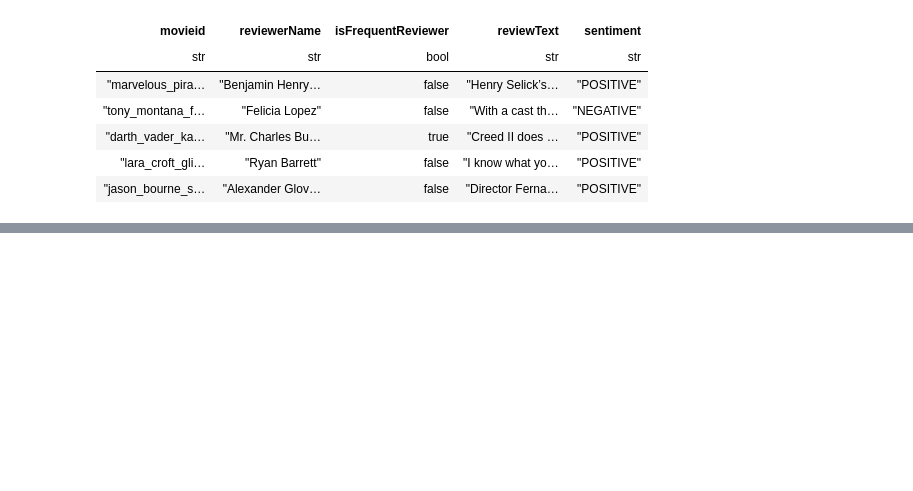
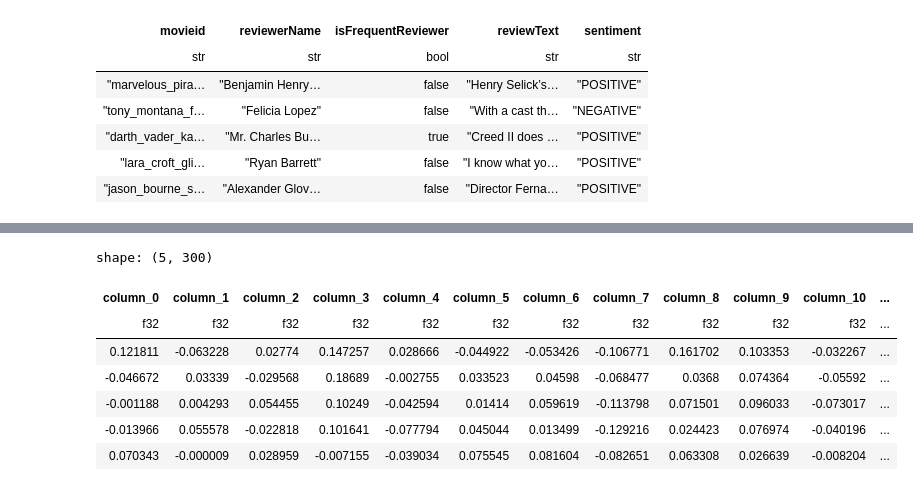
Before and after one commit to AlabhyaMe/Sentiments-Analysis, a Jupyter notebook: demo/demo_sub_functin_wv.ipynb, the cells around one changed output, grey strips where cells are left out. Saved outputs shown, nothing was run; the diff lists cells and outputs as text; code cells hidden in the pictures; blank space fills up the shorter version.

Commit message:
demos

```diff
--- a/demo/demo_sub_functin_wv.ipynb
+++ b/demo/demo_sub_functin_wv.ipynb
@@ -24,0 +35,3 @@ ImportError: cannot import name 'triu' from 'scipy.linalg' (c:\Users\meala\anaco
+# %%
+wv_demo =[pre_process(text) for text in df["reviewText"][:5]]
+wv_demo
@@ -24,0 +44,2 @@ ImportError: cannot import name 'triu' from 'scipy.linalg' (c:\Users\meala\anaco
+# %%
+wv_df, vect = vectorize(wv_demo)
@@ -24,0 +52,11 @@ ImportError: cannot import name 'triu' from 'scipy.linalg' (c:\Users\meala\anaco
+# %%
+pl.DataFrame(wv_df)
+# %% [output]
+shape: (5, 300)
+| column_0 | column_1 | column_2 | column_3 | column_4 | column_5 | column_6 | column_7 | column_8 | column_9 | column_10 | ... |
+| f32 | f32 | f32 | f32 | f32 | f32 | f32 | f32 | f32 | f32 | f32 | ... |
+| 0.121811 | -0.063228 | 0.02774 | 0.147257 | 0.028666 | -0.044922 | -0.053426 | -0.106771 | 0.161702 | 0.103353 | -0.032267 | ... |
+| -0.046672 | 0.03339 | -0.029568 | 0.18689 | -0.002755 | 0.033523 | 0.04598 | -0.068477 | 0.0368 | 0.074364 | -0.05592 | ... |
+| -0.001188 | 0.004293 | 0.054455 | 0.10249 | -0.042594 | 0.01414 | 0.059619 | -0.113798 | 0.071501 | 0.096033 | -0.073017 | ... |
+| -0.013966 | 0.055578 | -0.022818 | 0.101641 | -0.077794 | 0.045044 | 0.013499 | -0.129216 | 0.024423 | 0.076974 | -0.040196 | ... |
+| 0.070343 | -0.000009 | 0.028959 | -0.007155 | -0.039034 | 0.075545 | 0.081604 | -0.082651 | 0.063308 | 0.026639 | -0.008204 | ... |
```
Also changed, not shown: parts of 6 cells of this notebook, 10 other files.
